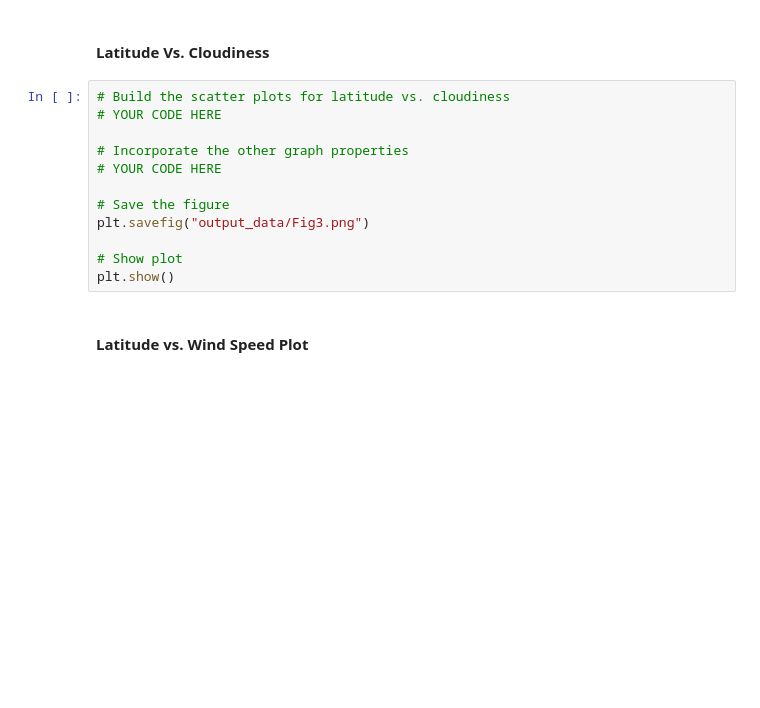
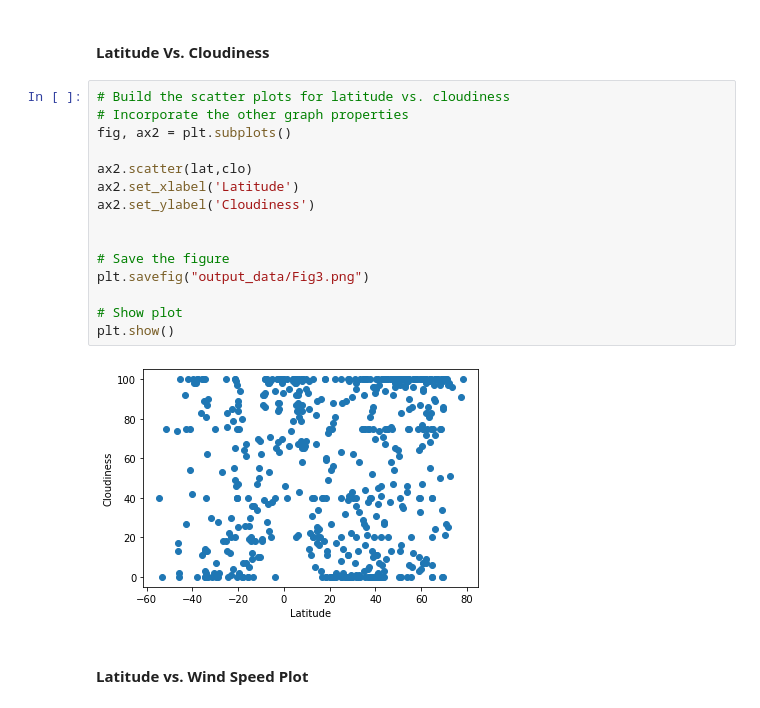
Before and after one commit to KAMAS-2058/python-api-challenge, a Jupyter notebook: weatherpy/WeatherPy.ipynb, the cells around one changed output. Cells and saved outputs as stored; diff of their text form; blank space fills up the shorter version.

```diff
--- a/weatherpy/WeatherPy.ipynb
+++ b/weatherpy/WeatherPy.ipynb
@@ -195,16 +244,21 @@ plt.show()
 #### Latitude Vs. Cloudiness
 # %%
 # Build the scatter plots for latitude vs. cloudiness
-# YOUR CODE HERE
+# Incorporate the other graph properties
+fig, ax2 = plt.subplots()
 
-# Incorporate the other graph properties
-# YOUR CODE HERE
+ax2.scatter(lat,clo)
+ax2.set_xlabel('Latitude')
+ax2.set_ylabel('Cloudiness')
+
 
 # Save the figure
 plt.savefig("output_data/Fig3.png")
 
 # Show plot
 plt.show()
+# %% [output]
+[figure, added]
 # %% [markdown]
 #### Latitude vs. Wind Speed Plot
 # %%
```
Also changed, not shown: parts of 36 cells of this notebook.
